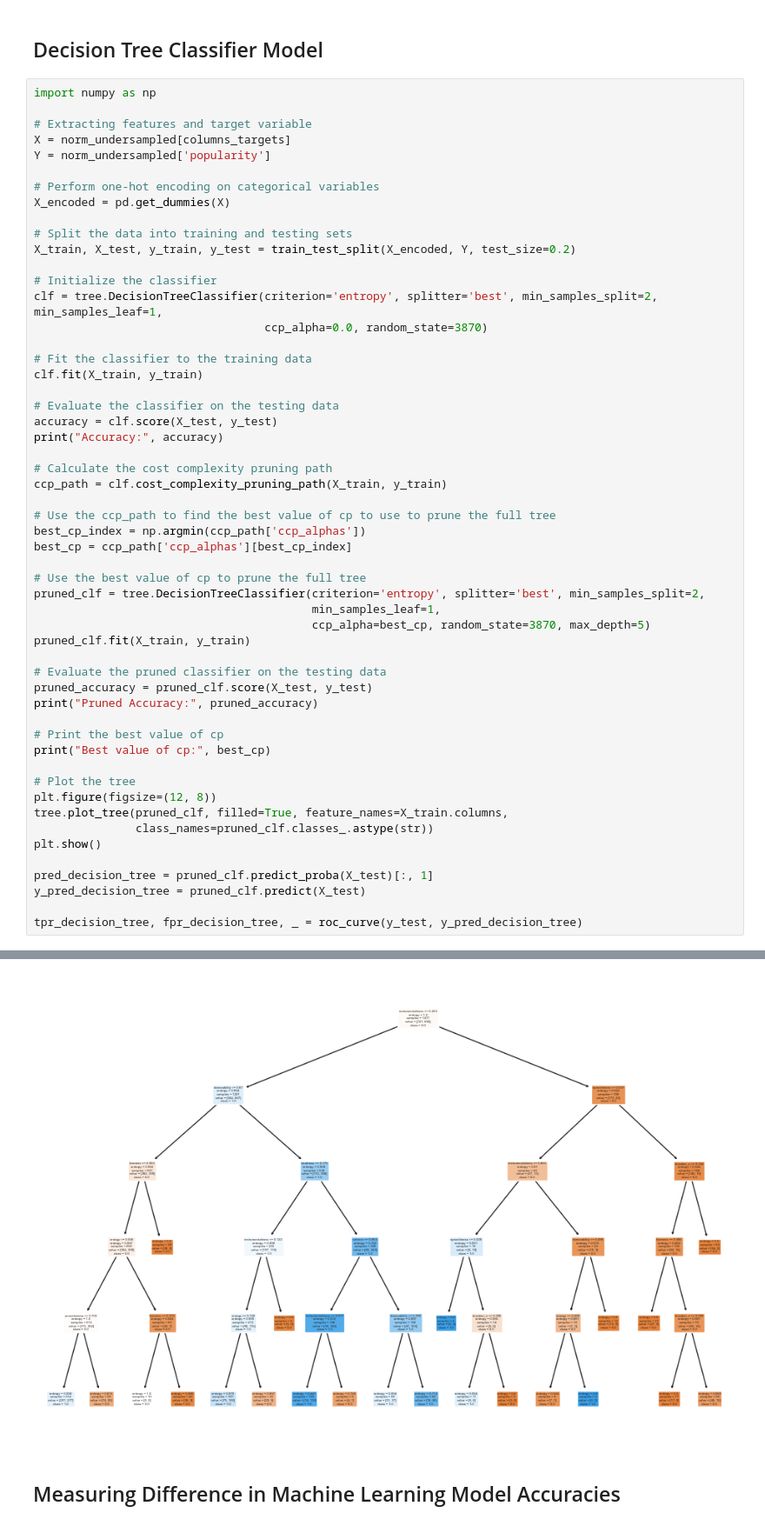
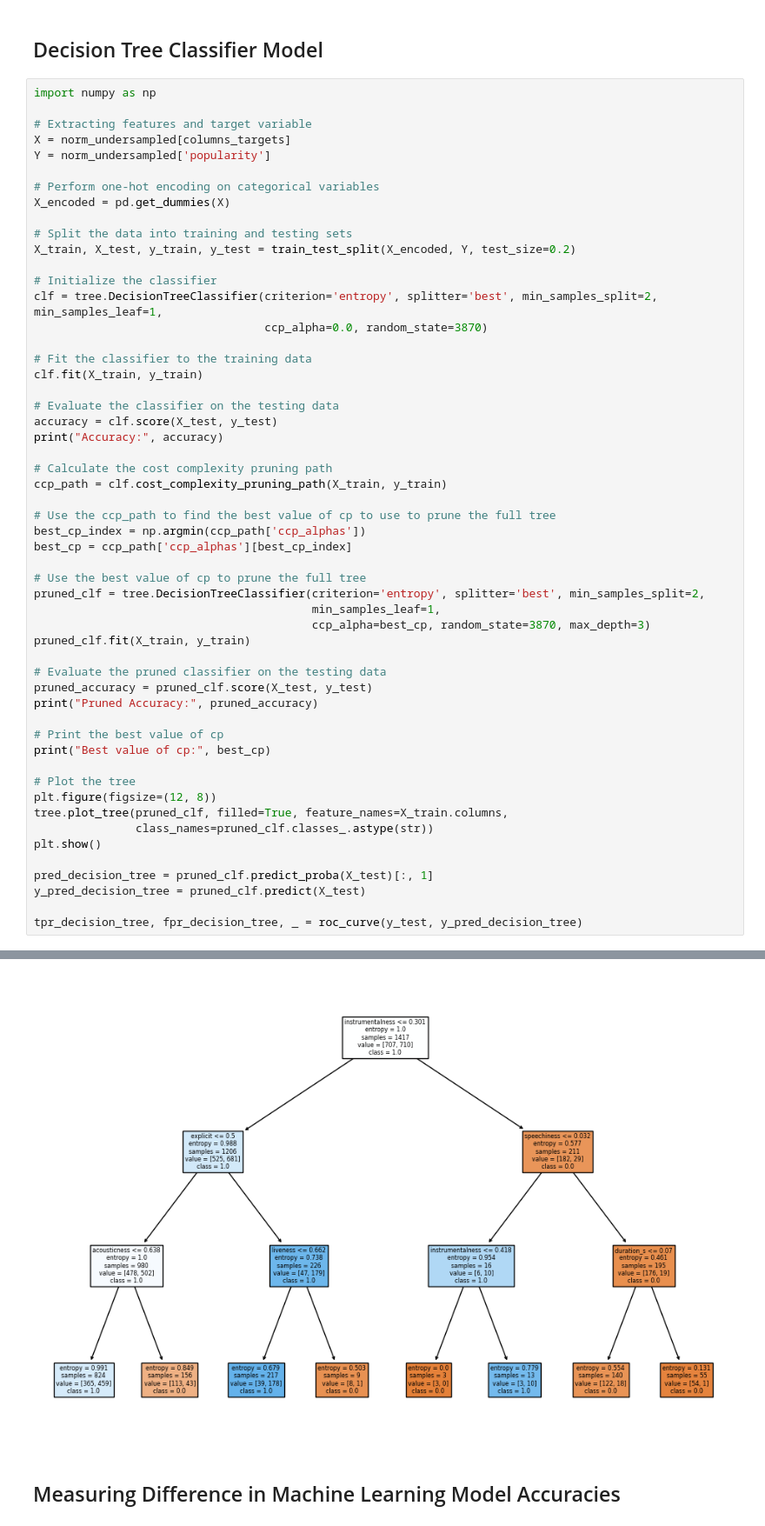
Before and after one commit to SamC0124/SClear_DDahal_MYinkaOke_Spotify_Project, a Jupyter notebook: cs3870_final_project.ipynb, the cells around one changed output, grey strips where cells are left out. Shown at 87% size. Cells and saved outputs as stored; diff of their text form.

```diff
--- a/cs3870_final_project.ipynb
+++ b/cs3870_final_project.ipynb
@@ -888,7 +891,7 @@ best_cp = ccp_path['ccp_alphas'][best_cp_index]
 # Use the best value of cp to prune the full tree
 pruned_clf = tree.DecisionTreeClassifier(criterion='entropy', splitter='best', min_samples_split=2,
                                          min_samples_leaf=1,
-                                         ccp_alpha=best_cp, random_state=3870, max_depth=5)
+                                         ccp_alpha=best_cp, random_state=3870, max_depth=3)
 pruned_clf.fit(X_train, y_train)
 
 # Evaluate the pruned classifier on the testing data
@@ -914,5 +917,5 @@ Pruned Accuracy: 0.6732394366197183
 Best value of cp: 0.0
-[figure, old version]
+[figure, new version]
 # %% [markdown]
 ## Measuring Difference in Machine Learning Model Accuracies
 # %%
```
Also changed, not shown: parts of 10 cells of this notebook.
